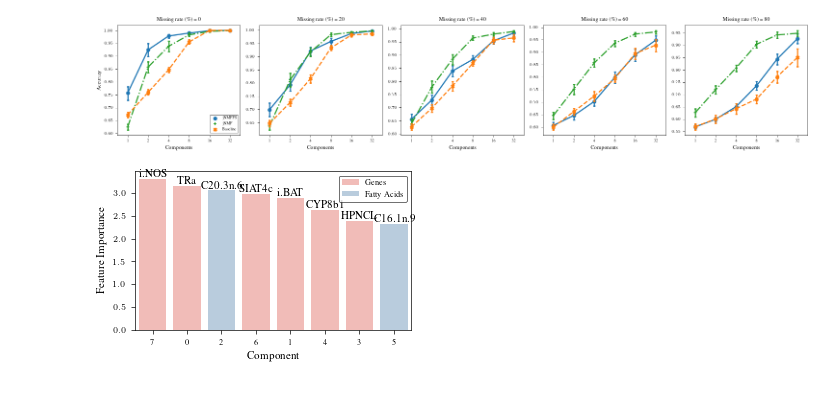
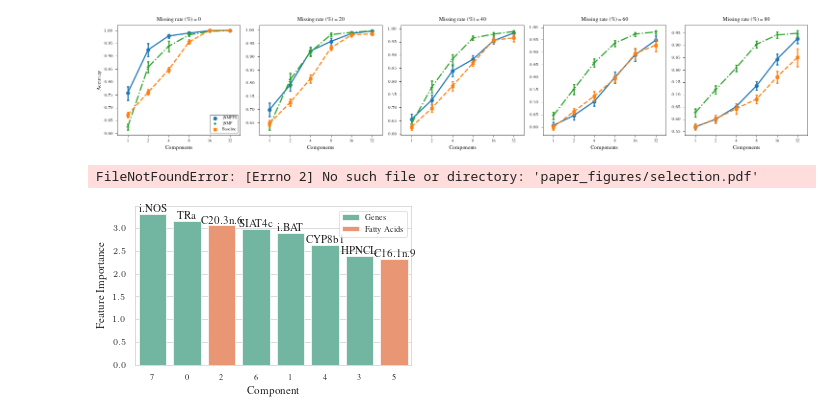
Before and after one commit to RafRomB/imml, a Jupyter notebook: tutorials/select_and_extract_features.ipynb, the cells around one changed output. Drawn from its saved outputs; the diff is of its cells as text; code cells hidden in the pictures.

```diff
--- a/tutorials/select_and_extract_features.ipynb
+++ b/tutorials/select_and_extract_features.ipynb
@@ -318,30 +318,27 @@ plt.savefig("paper_figures/selection_b.svg")
 [figure]
 # %%
 p = 0.3
-amputed_Xs = Amputer(p= p, mechanism="PM", random_state=42).fit_transform(Xs)
+amputed_Xs = Amputer(p= p, mechanism="pm", random_state=42).fit_transform(Xs)
 for X in amputed_Xs:
     X.iloc[np.random.default_rng(42).choice([True, False], p= [p,1-p], size = X.shape)] = np.nan
 pipeline = make_pipeline(MultiViewTransformer(MinMaxScaler().set_output(transform="pandas")),
-                         jNMF(n_components = 8, random_state=42).set_output(transform="pandas"))
+                         jNMFFeatureSelector(n_components = 8, random_state=42))
 transformed_Xs = pipeline.fit(amputed_Xs)
-hs = pipeline[-1].H_
-hs = pd.concat(hs, axis= 0).abs()
-selected_features = {}
-for col in hs:
-    selected_features[hs[col].idxmax()] = hs[col].max()
-selected_features = pd.Series(selected_features).reset_index().sort_values(by=0, ascending= False)
-color_df = selected_features["index"].apply(lambda x: "Genes" if ((x in Xs[0].columns) and (x not in Xs[1].columns)) else ("Fatty Acids" if ((x in Xs[1].columns) and (x not in Xs[0].columns)) else "Not found")).to_frame("view")
-colors = {color: colormaps["Pastel1"].colors[i] for i,color in enumerate(color_df["view"].unique())}
-color_df["color"] = color_df["view"].apply(lambda x: colors[x])
-components_to_plot = selected_features[0]
-color_df["Feature Importance"] = components_to_plot
-color_df["Name"] = selected_features["index"]
-color_df = color_df.reset_index(names= "Component")
-ax = sns.barplot(data=color_df, x="Component", y="Feature Importance", hue="view", order= color_df["Component"], dodge= False, palette="Pastel1")
+selected_features = {"Feature": pipeline[-1].selected_features_, "Feature Importance": pipeline[-1].weights_}
+selected_features = pd.DataFrame(selected_features).sort_values(by="Feature Importance", ascending= False)
+selected_features = selected_features.reset_index(names="Component")
+selected_features["Modality"] = selected_features["Feature"].apply(lambda x: "Genes" if ((x in Xs[0].columns) and (x not in Xs[1].columns)) \
+    else ("Fatty Acids" if ((x in Xs[1].columns) and (x not in Xs[0].columns)) else "Not found"))
+colors = {color: colormaps["Set2"].colors[i] for i,color in enumerate(selected_features["Modality"].unique())}
+selected_features["color"] = selected_features["Modality"].apply(lambda x: colors[x])
+ax = sns.barplot(data=selected_features, x="Component", y="Feature Importance", hue="Modality",
+                 order= selected_features["Component"], dodge= False, palette="Set2")
 ax.legend(title= None)
-for container in ax.containers:
-    ax.bar_label(container, labels=color_df["Name"])
+modalities = selected_features["Modality"].unique()
+for i, container in enumerate(ax.containers):
+    ax.bar_label(container, labels=selected_features[selected_features["Modality"] == modalities[i]]["Feature"])
 plt.savefig("paper_figures/selection.pdf")
 plt.savefig("paper_figures/selection.svg")
 # %% [output]
+FileNotFoundError: [Errno 2] No such file or directory: 'paper_figures/selection.pdf'
-[figure, old version]
+[figure, new version]
```
Also changed, not shown: 4 other files.
